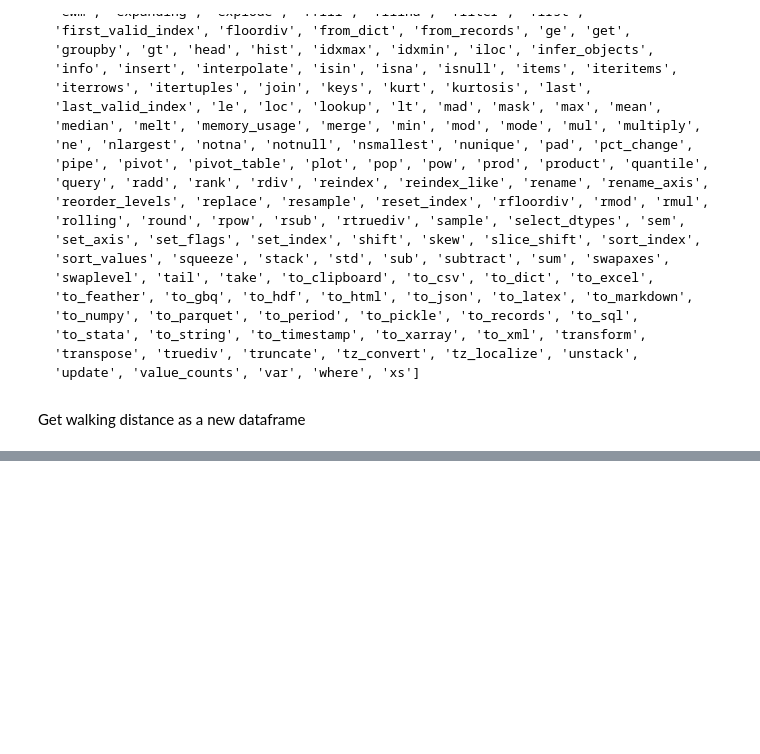
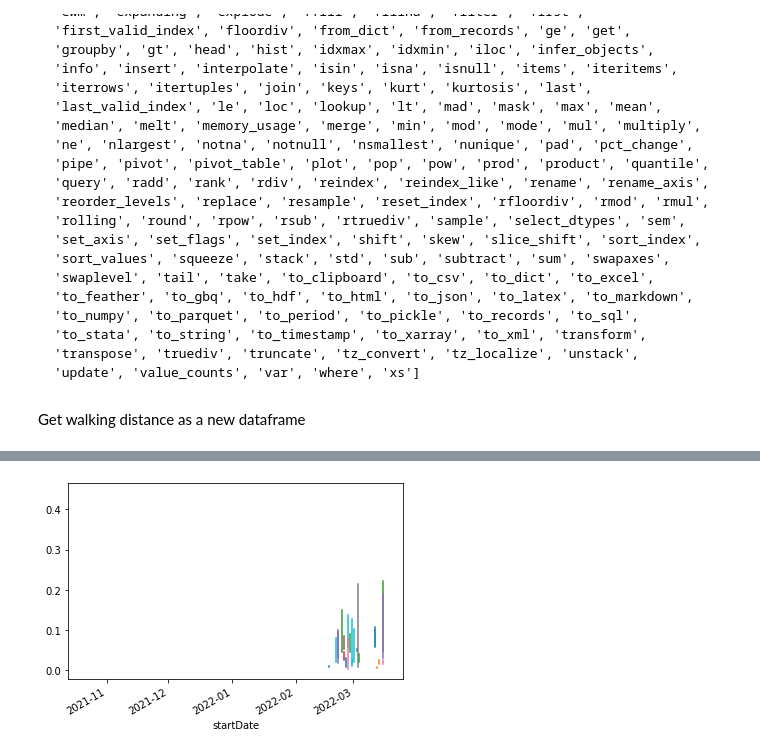
Before and after one commit to brunoamaral/gregory-ai, a Jupyter notebook: notebooks/mobility report.ipynb, the cells around one changed output, grey strips where cells are left out. Cells and saved outputs as stored; diff of their text form; code cells hidden in the pictures; blank space fills up the shorter version.

Commit message:
first chart

```diff
--- a/notebooks/mobility report.ipynb
+++ b/notebooks/mobility report.ipynb
@@ -272,0 +274,3 @@ NameError: name 'walking_distance' is not defined
+# %%
+last30days = walking_distance.last('30D')
+last30days
@@ -272,0 +292,7 @@ NameError: name 'walking_distance' is not defined
+# %%
+import matplotlib.pyplot as plt
+chart=last30days.groupby(['startDate', pd.Grouper(freq='W-MON')])['value']
+chart.plot()
+plt.show()
+# %% [output]
+[figure, added]
```
Also changed, not shown: parts of 8 cells of this notebook.
